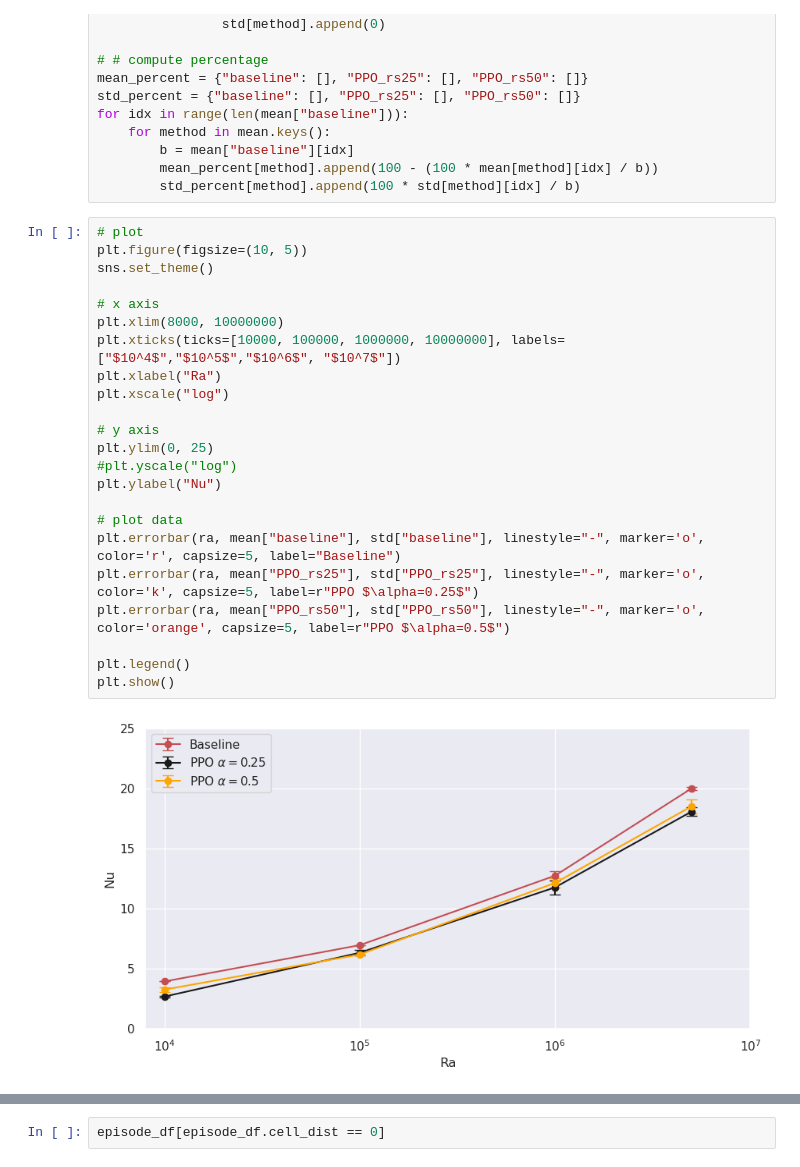
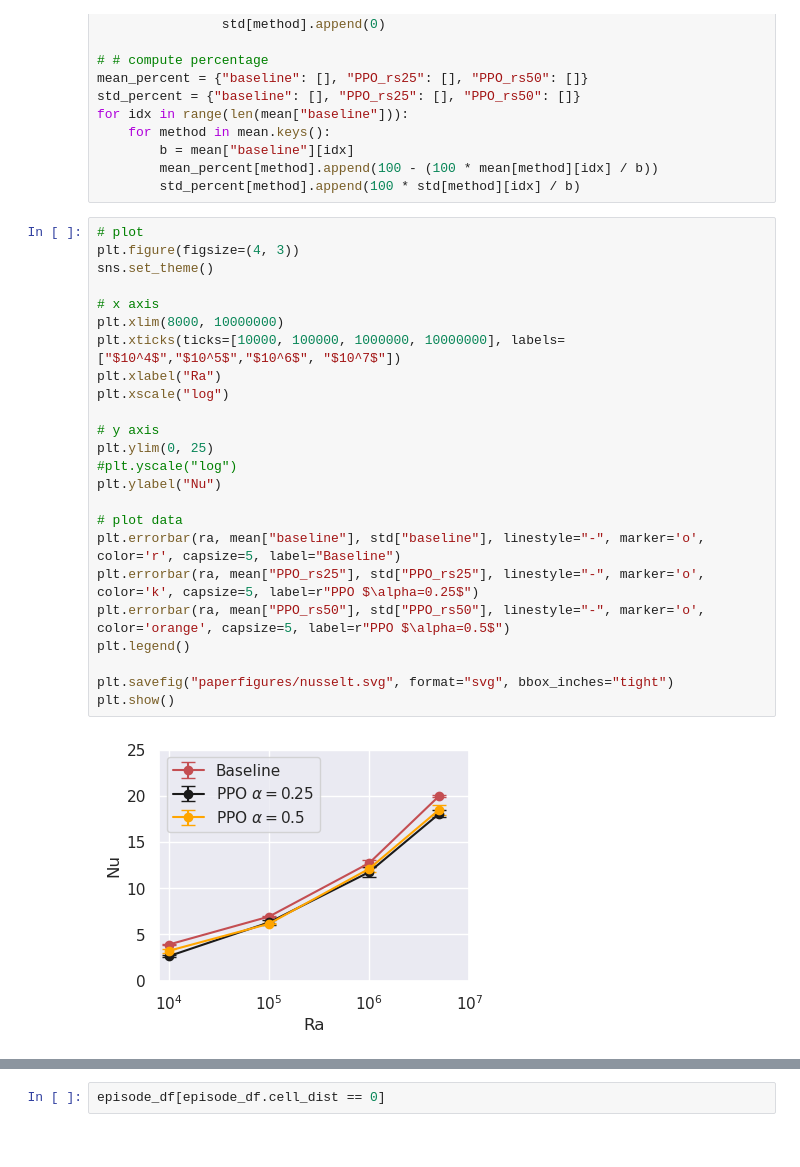
Before and after one commit to SAIL-project/RayleighBenard-Dataset, a Jupyter notebook: notebooks/results rewardshaping.ipynb, the cells around one changed output, grey strips where cells are left out. Saved outputs shown, nothing was run; the diff lists cells and outputs as text.

Commit message:
updated plots

```diff
--- a/notebooks/results rewardshaping.ipynb
+++ b/notebooks/results rewardshaping.ipynb
@@ -40,28 +40,29 @@ for idx in range(len(mean["baseline"])):
         std_percent[method].append(100 * std[method][idx] / b)
 # %%
 # plot
-plt.figure(figsize=(10, 5))
+plt.figure(figsize=(4, 3))
 sns.set_theme()
 
 # x axis
 plt.xlim(8000, 10000000)
 plt.xticks(ticks=[10000, 100000, 1000000, 10000000], labels=["$10^4$","$10^5$","$10^6$", "$10^7$"])
 plt.xlabel("Ra")
 plt.xscale("log")
 
 # y axis
 plt.ylim(0, 25)
 #plt.yscale("log")
 plt.ylabel("Nu")
 
 # plot data
 plt.errorbar(ra, mean["baseline"], std["baseline"], linestyle="-", marker='o', color='r', capsize=5, label="Baseline")
 plt.errorbar(ra, mean["PPO_rs25"], std["PPO_rs25"], linestyle="-", marker='o', color='k', capsize=5, label=r"PPO $\alpha=0.25$")
 plt.errorbar(ra, mean["PPO_rs50"], std["PPO_rs50"], linestyle="-", marker='o', color='orange', capsize=5, label=r"PPO $\alpha=0.5$")
+plt.legend()
 
-plt.legend()
+plt.savefig("paperfigures/nusselt.svg", format="svg", bbox_inches="tight")
 plt.show()
 # %% [output]
-[figure, old version]
+[figure, new version]
 # %%
 # plot
```
Also changed, not shown: parts of 9 cells of this notebook, 12 other files.
